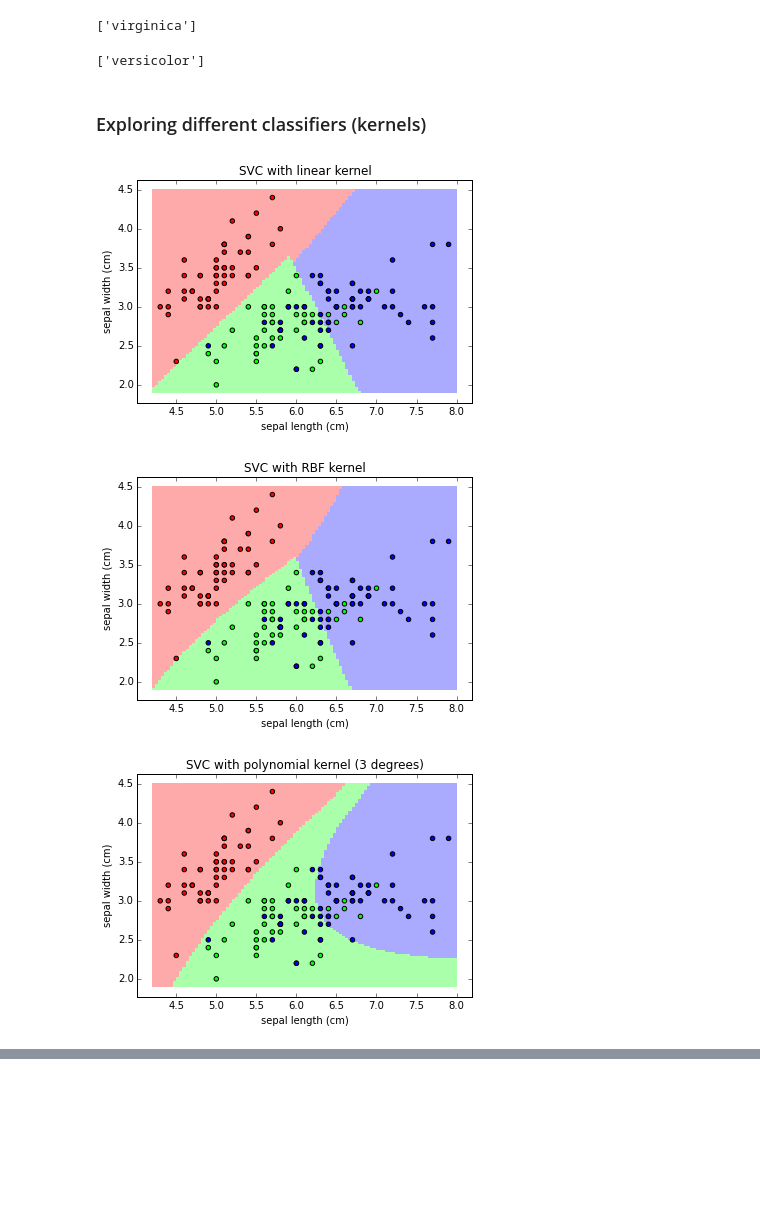
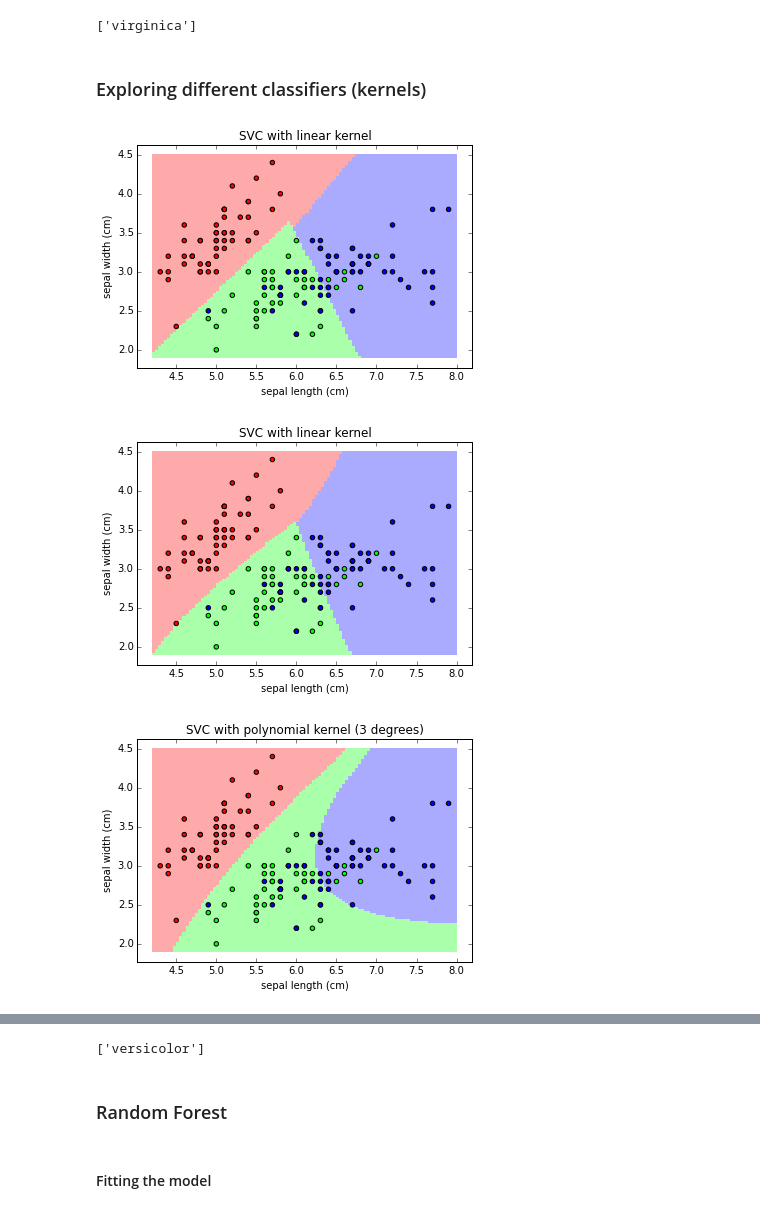
Before and after one commit to stephanie-w/brainscribble, a Jupyter notebook: source/classification-algorithms-on-iris-dataset.ipynb, the cells around one changed output, grey strips where cells are left out. Cells and saved outputs as stored; diff of their text form; code cells hidden in the pictures; blank space fills up the shorter version.

```diff
--- a/source/classification-algorithms-on-iris-dataset.ipynb
+++ b/source/classification-algorithms-on-iris-dataset.ipynb
@@ -193,48 +199,50 @@ result = clf.predict([[3, 5, 4, 2],])# What is the iris class for 3cm x 5cm sepa
 print iris.target_names[result]
 # %% [output]
 ['virginica']
-# %%
-clf = svm.SVC(kernel="linear")
-clf.fit(iris.data, iris.target)
-result = clf.predict([[3, 5, 4, 2],])# What is the iris class for 3cm x 5cm sepal and 4cm x 2cm petal?
-print iris.target_names[result]
-# %% [output]
-['versicolor']
 # %% [markdown]
 ### Exploring different classifiers (kernels)
 # %%
 X = iris.data[:, :2] #Working with the two first features : sepal length and sepal width
 y = iris.target
 # %%
-def plot_iris_svc(kernel, X, y, title, **params):
+def plot_class_map(clf, X, y, title="", **params):
     C = 1.0  # SVM regularization parameter
-    clf = svm.SVC(kernel=kernel, C=C, **params)
+
     clf.fit(X, y)
     x_min, x_max = X[:, 0].min() - .1, X[:, 0].max() + .1
     y_min, y_max = X[:, 1].min() - .1, X[:, 1].max() + .1
     xx, yy = np.meshgrid(np.linspace(x_min, x_max, 100),
-                     np.linspace(y_min, y_max, 100))
+                         np.linspace(y_min, y_max, 100))
     Z = clf.predict(np.c_[xx.ravel(), yy.ravel()])
     Z = Z.reshape(xx.shape)
+
     plt.figure()
 
     from matplotlib.colors import ListedColormap
     cmap_light = ListedColormap(['#FFAAAA', '#AAFFAA', '#AAAAFF'])
     cmap_bold = ListedColormap(['#FF0000', '#00FF00', '#0000FF'])
     plt.pcolormesh(xx, yy, Z, cmap=cmap_light)
-    #Plot training points as  well
+    #Plot training points as well
     plt.scatter(X[:, 0], X[:, 1], c=y, cmap=cmap_bold)
     plt.xlabel('sepal length (cm)')
     plt.ylabel('sepal width (cm)')
     plt.axis('tight')
     plt.title(title)
 
-plot_iris_svc('linear', X, y, 'SVC with linear kernel')
-plot_iris_svc('rbf', X, y, 'SVC with RBF kernel')
-plot_iris_svc('poly', X, y, "SVC with polynomial kernel (3 degrees)", degree=3)
+# Linear
+clf = svm.SVC(kernel='linear')
+plot_class_map(clf, X, y, 'SVC with linear kernel')
+
+# RBF
+clf = svm.SVC(kernel='rbf')
+plot_class_map(clf, X, y, 'SVC with linear kernel')
+
+# RBF
+clf = svm.SVC(kernel='poly', degree=3)
+plot_class_map(clf, X, y, 'SVC with polynomial kernel (3 degrees)')
 # %% [output]
 [figure]
-[figure, old version]
+[figure, new version]
 [figure]
 # %% [markdown]
 Note:
@@ -242,3 +251,12 @@ The linear models LinearSVC() and SVC(kernel='linear') yield slightly different
 
 * LinearSVC minimizes the squared hinge loss while SVC minimizes the regular hinge loss.
 * LinearSVC uses the One-vs-All (also known as One-vs-Rest) multiclass reduction while SVC uses the One-vs-One multiclass reduction.
+# %%
+clf = svm.SVC(kernel="linear")
+clf.fit(iris.data, iris.target)
+result = clf.predict([[3, 5, 4, 2],])# What is the iris class for 3cm x 5cm sepal and 4cm x 2cm petal?
+print iris.target_names[result]
+# %% [output]
+['versicolor']
+# %% [markdown]
+### Random Forest
@@ -244,0 +267,2 @@ The linear models LinearSVC() and SVC(kernel='linear') yield slightly different
+# %% [markdown]
+#### Fitting the model
```
Also changed, not shown: parts of 20 cells of this notebook, 3 other files.
